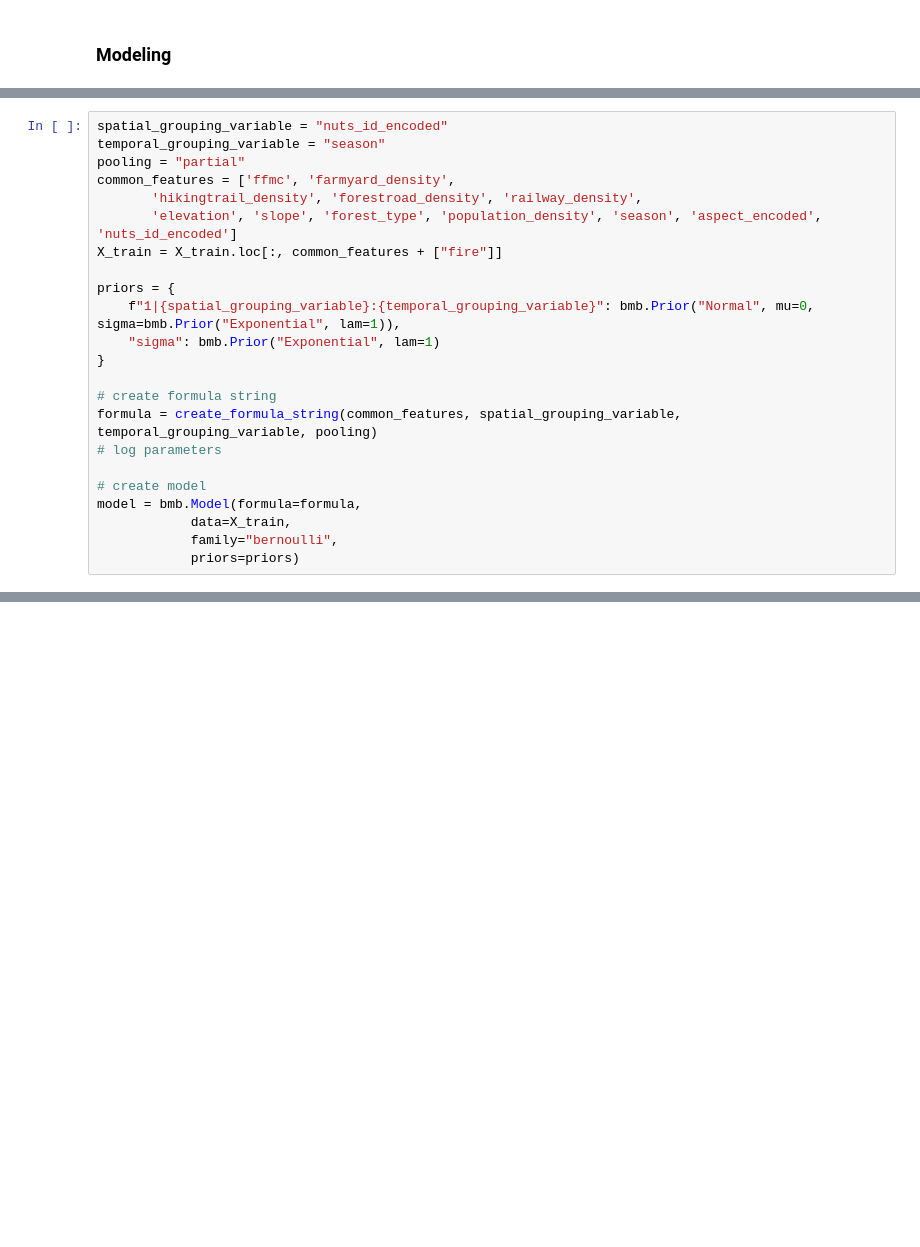
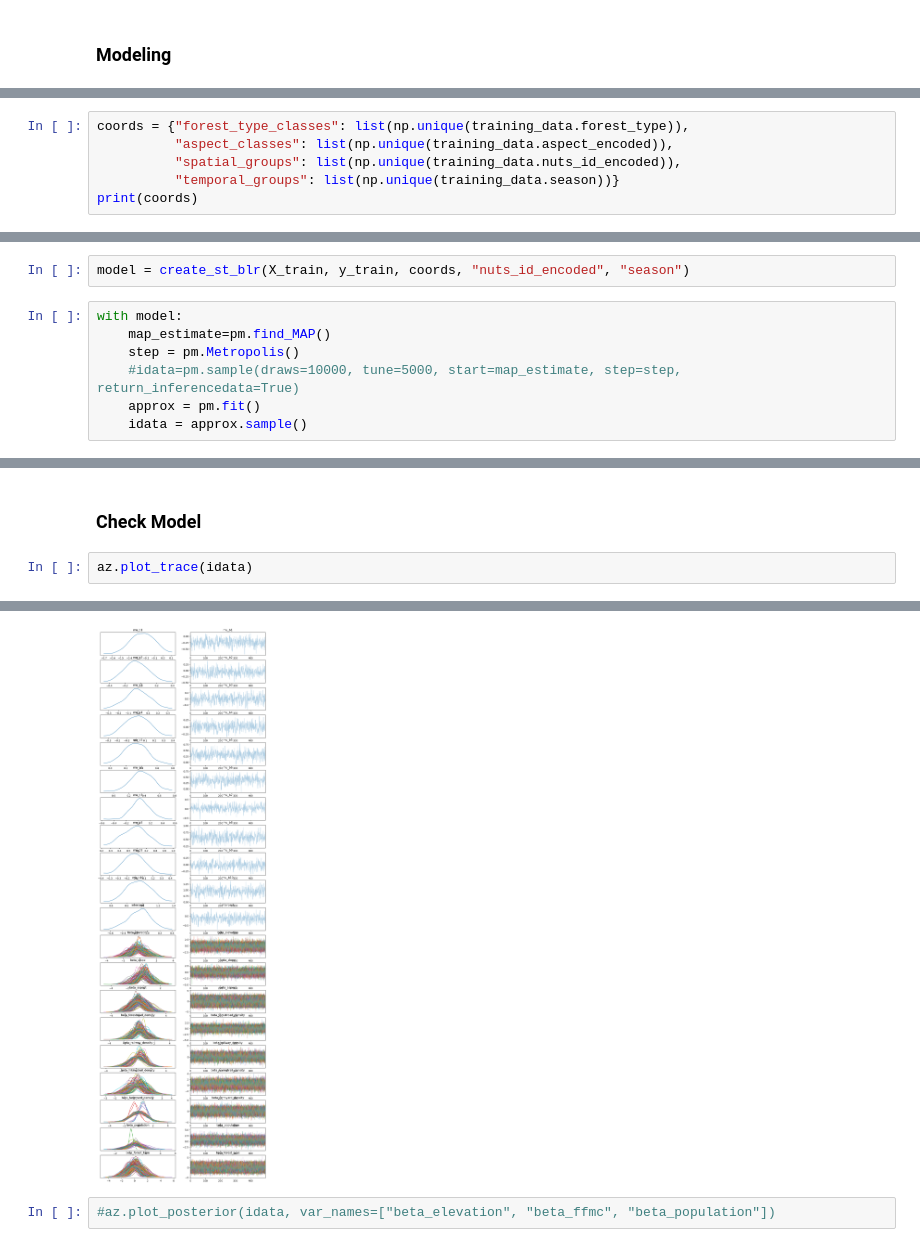
Before and after one commit to PLUS-ZGIS-GeoAI/ignite-bayesian-ml, a Jupyter notebook: notebooks/modeling_experiments/uncertainty_quantification_st_blr.ipynb, the cells around one changed output, grey strips where cells are left out. Drawn from its saved outputs; the diff is of its cells as text; blank space fills up the shorter version.

```diff
--- a/notebooks/modeling_experiments/uncertainty_quantification_st_blr.ipynb
+++ b/notebooks/modeling_experiments/uncertainty_quantification_st_blr.ipynb
@@ -161,23 +125,0 @@ def create_formula_string(features: list, spatial_group: str, temporal_group: st
-# %%
-spatial_grouping_variable = "nuts_id_encoded"
-temporal_grouping_variable = "season"
-pooling = "partial"
-common_features = ['ffmc', 'farmyard_density',
-       'hikingtrail_density', 'forestroad_density', 'railway_density',
-       'elevation', 'slope', 'forest_type', 'population_density', 'season', 'aspect_encoded', 'nuts_id_encoded']
-X_train = X_train.loc[:, common_features + ["fire"]]
-
-priors = {
-    f"1|{spatial_grouping_variable}:{temporal_grouping_variable}": bmb.Prior("Normal", mu=0, sigma=bmb.Prior("Exponential", lam=1)),
-    "sigma": bmb.Prior("Exponential", lam=1)
-}
-
-# create formula string
-formula = create_formula_string(common_features, spatial_grouping_variable, temporal_grouping_variable, pooling)
-# log parameters
-
-# create model
-model = bmb.Model(formula=formula,
-            data=X_train,
-            family="bernoulli",
-            priors=priors)
@@ -224,0 +126,6 @@ X_train
+# %%
+coords = {"forest_type_classes": list(np.unique(training_data.forest_type)),
+          "aspect_classes": list(np.unique(training_data.aspect_encoded)),
+          "spatial_groups": list(np.unique(training_data.nuts_id_encoded)),
+          "temporal_groups": list(np.unique(training_data.season))}
+print(coords)
@@ -224,0 +134,9 @@ X_train
+# %%
+model = create_st_blr(X_train, y_train, coords, "nuts_id_encoded", "season")
+# %%
+with model:
+    map_estimate=pm.find_MAP()
+    step = pm.Metropolis()
+    #idata=pm.sample(draws=10000, tune=5000, start=map_estimate, step=step, return_inferencedata=True)
+    approx = pm.fit()
+    idata = approx.sample()
@@ -224,0 +147,5 @@ X_train
+# %% [markdown]
+### Check Model
+# %%
+az.plot_trace(idata)
+# %% [output]
@@ -224,0 +169,3 @@ X_train
+[figure, added]
+# %%
+#az.plot_posterior(idata, var_names=["beta_elevation", "beta_ffmc", "beta_population"])
```
Also changed, not shown: parts of 22 cells of this notebook, 4 other files.
